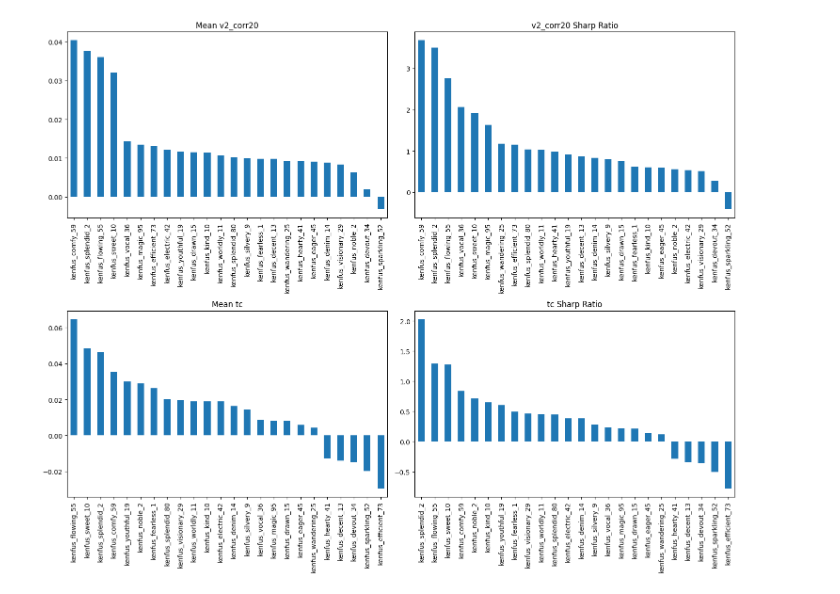
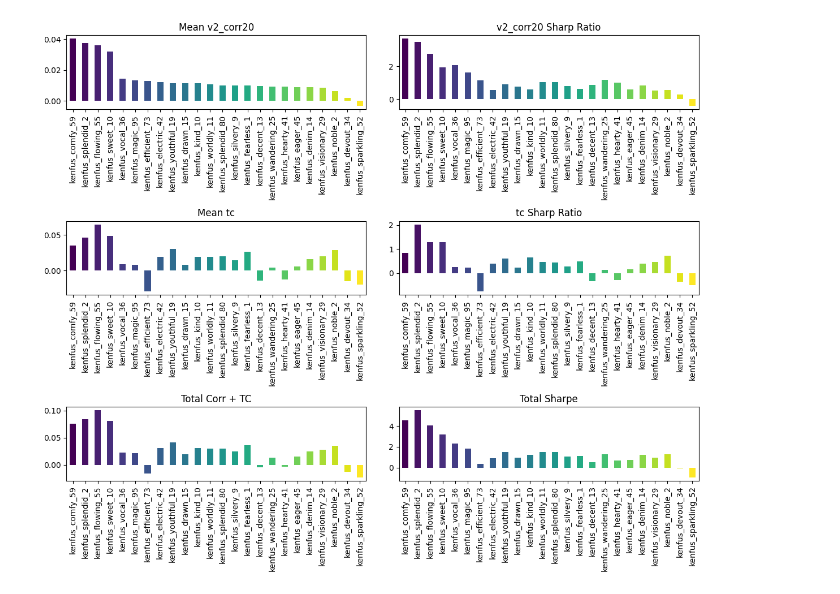
Before and after one commit to kenfus/numerai_eval, a Jupyter notebook: eval.ipynb, the cells around one changed output. Saved outputs shown, nothing was run; the diff lists cells and outputs as text; code cells hidden in the pictures.

```diff
--- a/eval.ipynb
+++ b/eval.ipynb
@@ -33,24 +29,34 @@ for model_eval in model_evals:
         metrics[model_name]["sharp_ratio_" + metric] = (
             evals_filtered[metric].mean() / evals_filtered[metric].std()
         )
-# %%
-# Convert data into a DataFrame
-df = pd.DataFrame.from_dict(metrics, orient="index")
-
-# Plot each metric in a separate subplot
-fig, axes = plt.subplots(
-    nrows=len(TO_ANALYSE), ncols=2, figsize=(15, 6 * len(TO_ANALYSE))
-)
-
-for i, metric in enumerate(TO_ANALYSE):
-    df.sort_values(by="mean_" + metric, ascending=False)["mean_" + metric].plot(
-        kind="bar", ax=axes[i][0], title="Mean " + metric
-    )
-    df.sort_values(by="sharp_ratio_" + metric, ascending=False)[
-        "sharp_ratio_" + metric
-    ].plot(kind="bar", ax=axes[i][1], title=metric + " Sharp Ratio")
-
-plt.tight_layout()
-plt.show()
-# %% [output]
-[figure, removed]
+# %%
+metrics_df = pd.DataFrame(metrics).T
+# %%
+# Sort the DataFrame based on a key metric (e.g., 'mean_corr') for consistent color mapping
+sorted_df = metrics_df.sort_values(by='mean_v2_corr20', ascending=False)
+# Create some new metrics
+sorted_df['total_corr_tc_mmc'] = sorted_df['mean_v2_corr20'] + sorted_df['mean_tc']
+sorted_df['total_sharpe'] = sorted_df['sharp_ratio_v2_corr20'] + sorted_df['sharp_ratio_tc']
+# Define colors for each model for visual comparison
+colors = plt.cm.viridis(np.linspace(0, 1, len(sorted_df)))
+
+# Plot each metric with consistent sorting and color mapping
+fig, axes = plt.subplots(nrows=len(TO_ANALYSE) + 1, ncols=2, figsize=(12, 5 * len(TO_ANALYSE)))
+
+for i, metric in enumerate(TO_ANALYSE):
+    # Use the sorted DataFrame for plotting
+    sorted_df["mean_" + metric].plot(kind="bar", ax=axes[i][0], title="Mean " + metric, color=colors)
+    sorted_df["sharp_ratio_" + metric].plot(kind="bar", ax=axes[i][1], title=metric + " Sharp Ratio", color=colors)
+
+# Plot the total metrics
+sorted_df["total_corr_tc_mmc"].plot(kind="bar", ax=axes[len(TO_ANALYSE)][0], title="Total Corr + TC", color=colors)
+sorted_df["total_sharpe"].plot(kind="bar", ax=axes[len(TO_ANALYSE)][1], title="Total Sharpe", color=colors)
+
+# Calculate total, e.g. sum the mean corr and tc and all the sharp ratios
+sorted_df["total"] = sorted_df["mean_v2_corr20"] + sorted_df["mean_tc"] + sorted_df["sharp_ratio_v2_corr20"] + sorted_df["sharp_ratio_tc"]
+
+
+plt.tight_layout()
+plt.show()
+# %% [output]
+[figure, added]
```
Also changed, not shown: parts of 1 cell of this notebook.
